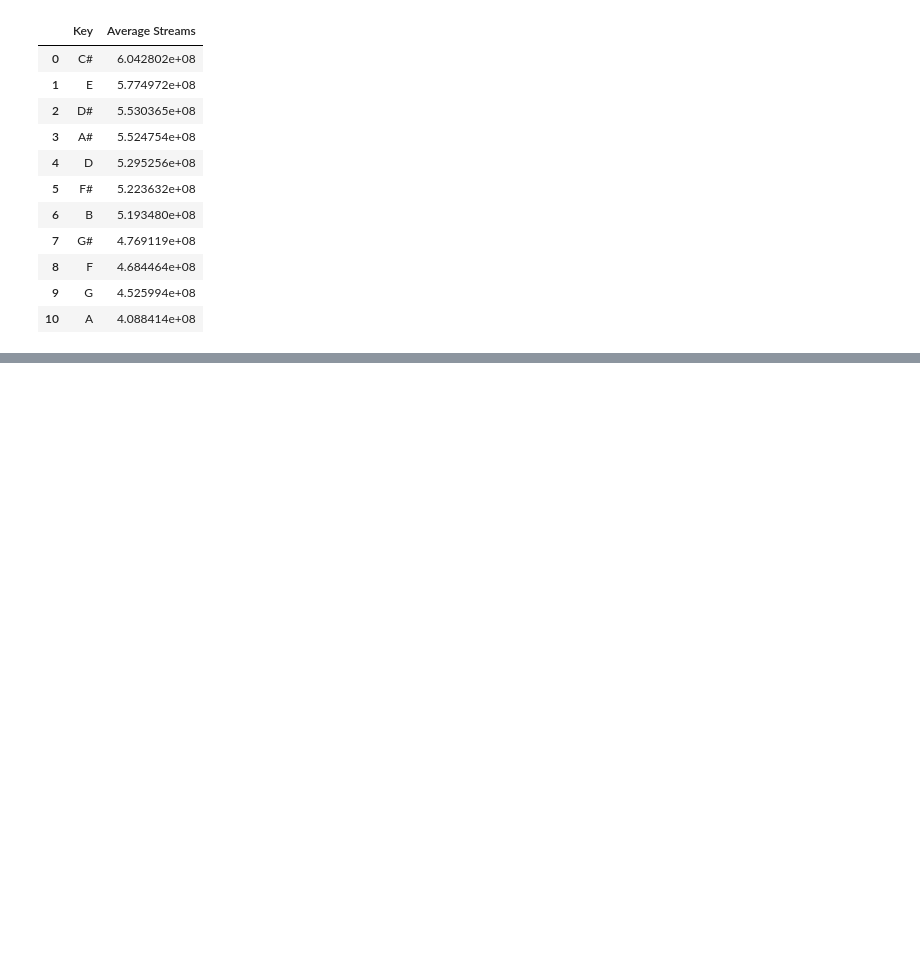
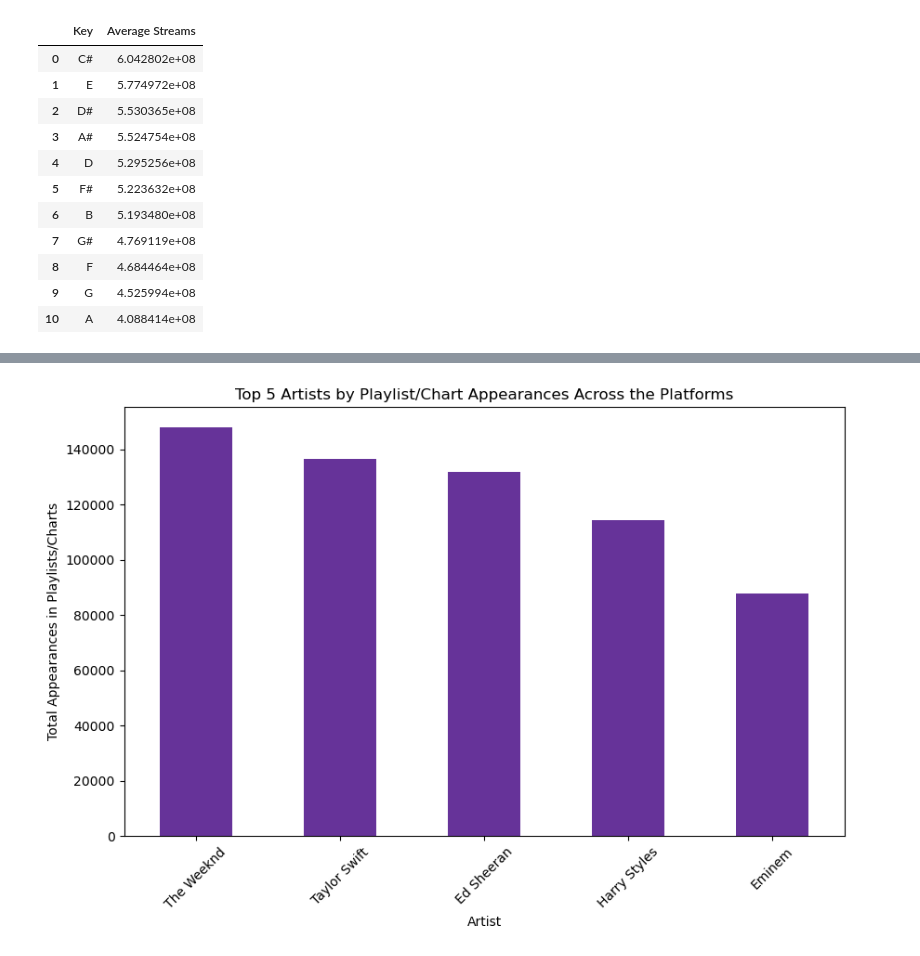
Before and after one commit to daphnerbld/Spotify-Exploratory-Data-Analysis, a Jupyter notebook: Robleado_EDA.ipynb, the cells around one changed output, grey strips where cells are left out. Cells and saved outputs as stored; diff of their text form; code cells hidden in the pictures; blank space fills up the shorter version.

```diff
--- a/Robleado_EDA.ipynb
+++ b/Robleado_EDA.ipynb
@@ -295,0 +320,19 @@ Average Streams by Key:
+# %%
+artist_playlist_counts = df.groupby('artist(s)_name')[['in_spotify_playlists', 'in_apple_playlists', 'in_deezer_playlists']].sum()
+
+# Calculate the total appearances across all platforms for each artist
+artist_playlist_counts['total_appearances'] = artist_playlist_counts.sum(axis=1)
+
+# Identify the top 5 artists based on total appearances
+top_artists = artist_playlist_counts['total_appearances'].sort_values(ascending=False).head(5)
+
+# Plot the top 5 artists by total playlist/chart appearances
+plt.figure(figsize=(10, 6))
+top_artists.plot(kind='bar', color='rebeccapurple')
+plt.title('Top 5 Artists by Playlist/Chart Appearances Across the Platforms')
+plt.xlabel('Artist')
+plt.ylabel('Total Appearances in Playlists/Charts')
+plt.xticks(rotation=45)
+plt.show()
+# %% [output]
+[figure, added]
```
Also changed, not shown: parts of 4 cells of this notebook.
